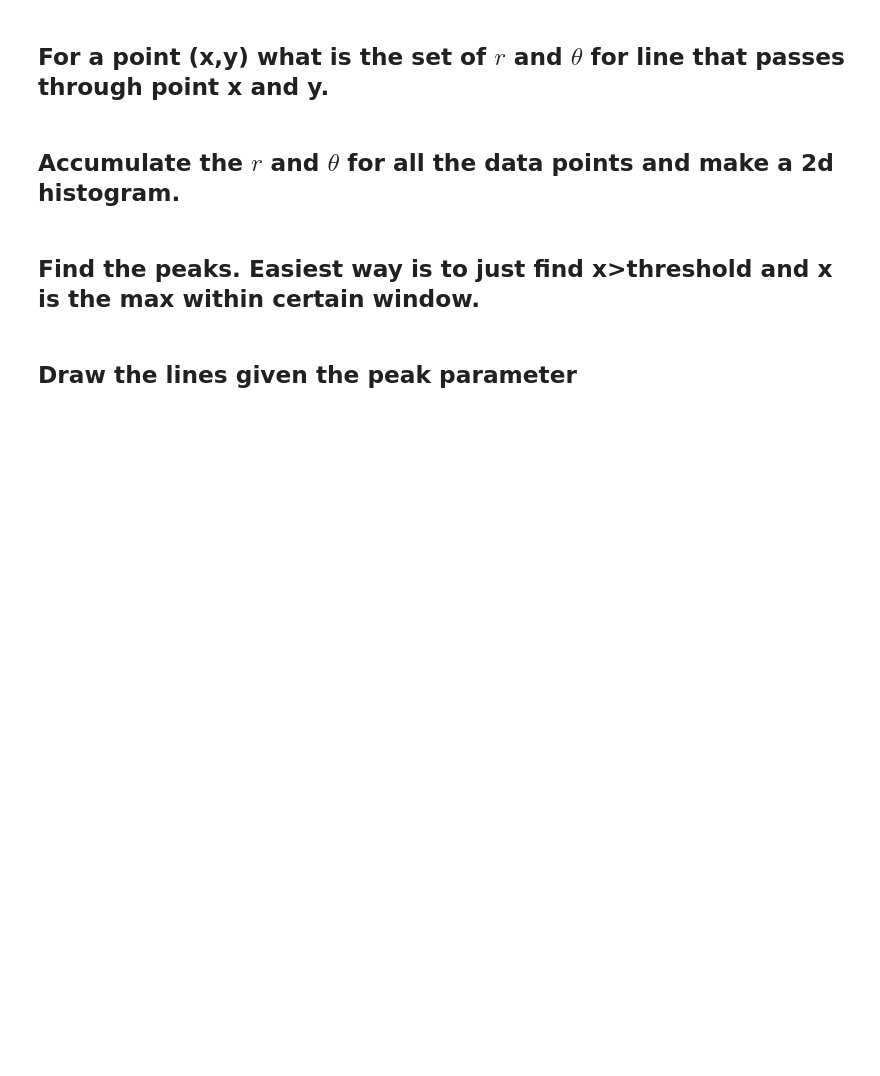
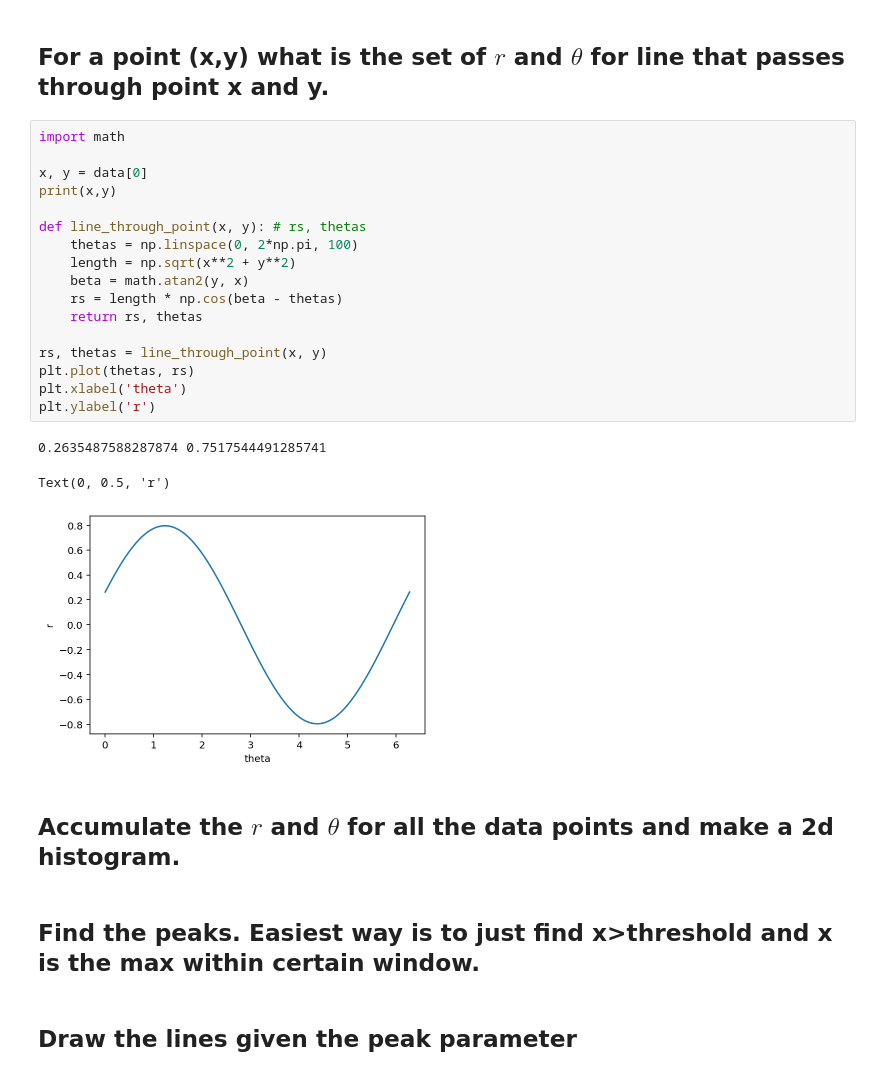
Before and after one commit to MUIC-Numerical-Methods-2018/extra-2-hough-transform, a Jupyter notebook: HoughTransform.ipynb, the cells around one changed output. Saved outputs shown, nothing was run; the diff lists cells and outputs as text; blank space fills up the shorter version.

```diff
--- a/HoughTransform.ipynb
+++ b/HoughTransform.ipynb
@@ -42,5 +54,26 @@ plt.plot(data[:, 0], data[:, 1], '.r')
 # %% [markdown]
 ## For a point (x,y) what is the set of $r$ and $\theta$ for line that passes through point x and y.
+# %%
+import math
+
+x, y = data[0]
+print(x,y)
+
+def line_through_point(x, y): # rs, thetas
+    thetas = np.linspace(0, 2*np.pi, 100)
+    length = np.sqrt(x**2 + y**2)
+    beta = math.atan2(y, x)
+    rs = length * np.cos(beta - thetas)
+    return rs, thetas
+
+rs, thetas = line_through_point(x, y)
+plt.plot(thetas, rs)
+plt.xlabel('theta')
+plt.ylabel('r')
+# %% [output]
+0.2635487588287874 0.7517544491285741
+Text(0, 0.5, 'r')
+[figure, added]
 # %% [markdown]
 ## Accumulate the $r$ and $\theta$ for all the data points and make a 2d histogram.
 # %% [markdown]
```
Also changed, not shown: parts of 1 cell of this notebook.
